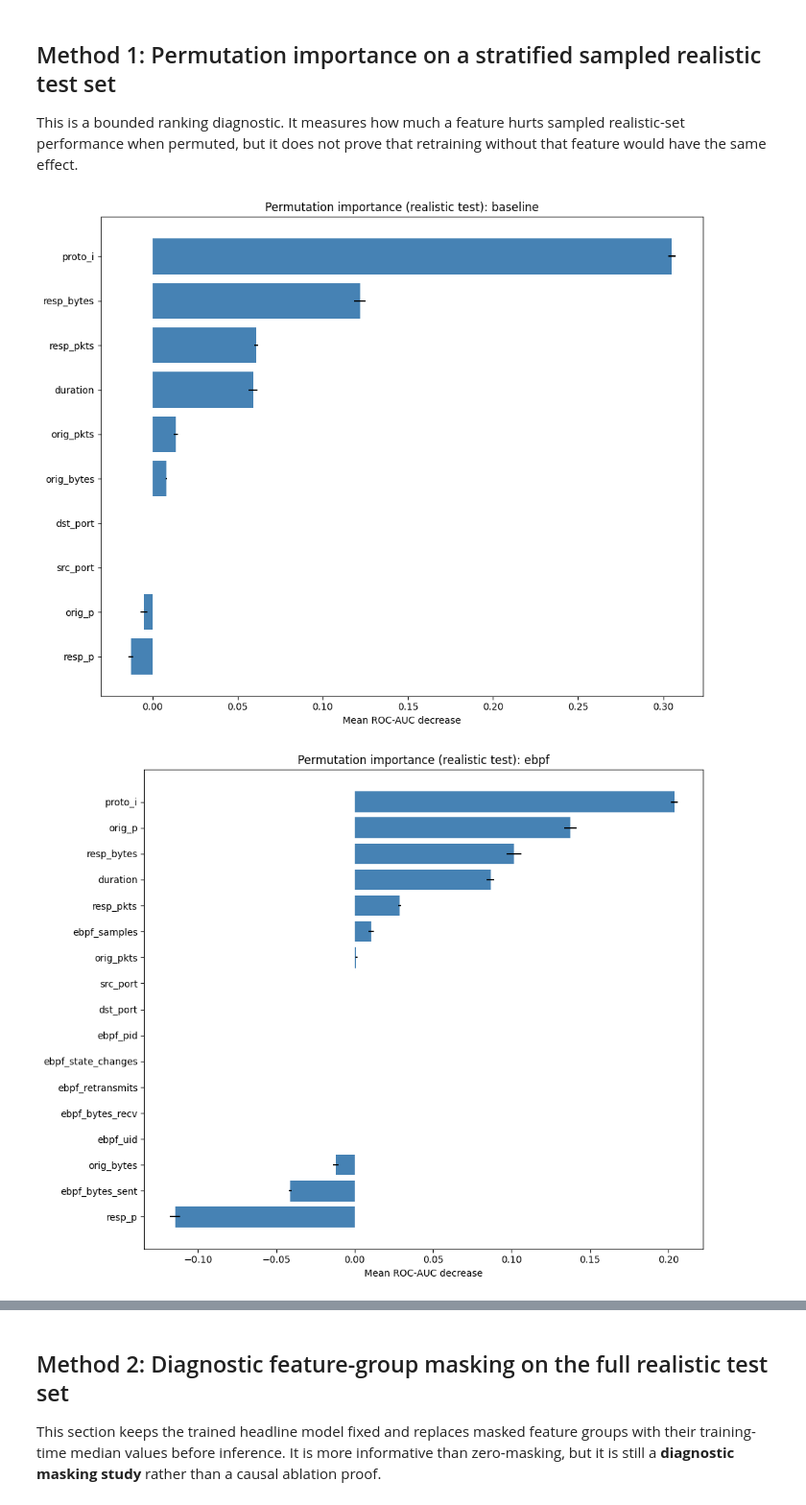
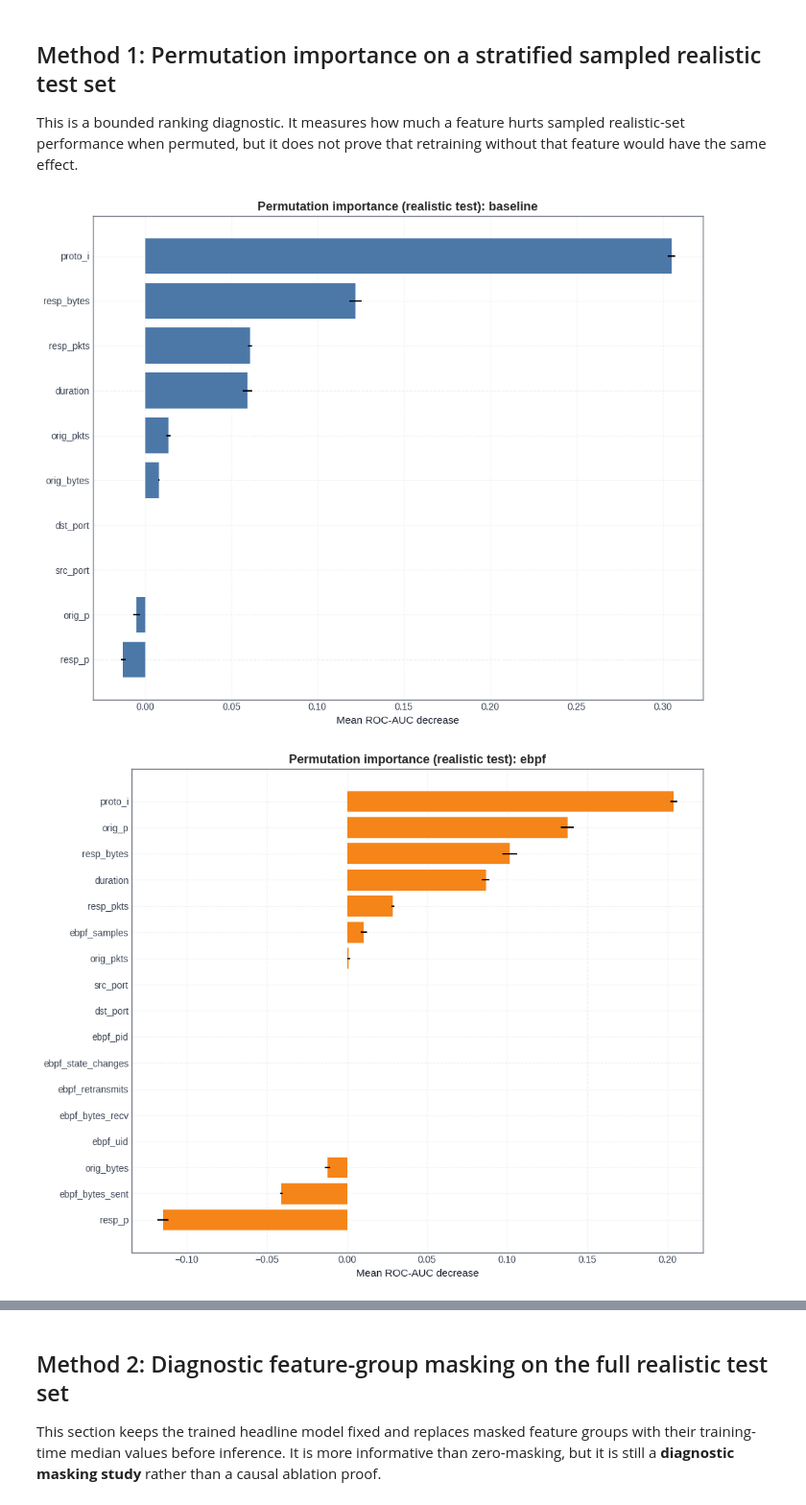
Before and after one commit to merinnnn/ebpf-net-sentinel, a Jupyter notebook: ml/notebooks/02_feature_importance.ipynb, the cells around one changed output, grey strips where cells are left out. Shown at 96% size. Cells and saved outputs as stored; diff of their text form; code cells hidden in the pictures.

Commit message:
update: plots

```diff
--- a/ml/notebooks/02_feature_importance.ipynb
+++ b/ml/notebooks/02_feature_importance.ipynb
@@ -44,6 +44,35 @@ ABLATION_SAMPLE_N = 3000
 FI_DIR = REPORTS_DIR / 'feature_importance' / f'seed{RANDOM_SEED}'
 FI_DIR.mkdir(parents=True, exist_ok=True)
 print('[*] Output:', FI_DIR)
+
+
+BASELINE_COLOR = "#4C78A8"
+EBPF_COLOR = "#F58518"
+NEUTRAL_COLOR = "#9AA1A9"
+
+plt.style.use('seaborn-v0_8-whitegrid')
+plt.rcParams.update({
+    'figure.facecolor': 'white',
+    'axes.facecolor': 'white',
+    'axes.edgecolor': '#6B7280',
+    'axes.labelcolor': '#111827',
+    'axes.titleweight': 'bold',
+    'axes.titlesize': 13,
+    'axes.labelsize': 11,
+    'xtick.color': '#374151',
+    'ytick.color': '#374151',
+    'grid.color': '#D7DBDF',
+    'grid.linestyle': '--',
+    'grid.alpha': 0.35,
+    'legend.frameon': False,
+    'savefig.facecolor': 'white',
+    'savefig.bbox': 'tight',
+})
+
+def savefig(fig, path, dpi=180):
+    path = Path(path)
+    path.parent.mkdir(parents=True, exist_ok=True)
+    fig.savefig(path, dpi=dpi, bbox_inches='tight')
 # %% [output]
 [*] Output: /mnt/c/Users/merin/Documents/GitHub/ebpf-net-sentinel/data/reports/feature_importance/seed42
 # %% [markdown]
@@ -129,33 +158,43 @@ def run_permutation(fs_name: str, sample_n: int = PERMUTATION_SAMPLE_N, n_repeat
     pi = permutation_importance(
         model,
         X,
         y,
         scoring='roc_auc',
         n_repeats=n_repeats,
         random_state=RANDOM_SEED,
         n_jobs=1,
     )
     imp = pd.DataFrame({
         'feature': d['features'],
         'importance_mean': pi.importances_mean,
         'importance_std': pi.importances_std,
     }).sort_values('importance_mean', ascending=False)
+    imp['importance_mean_clip'] = imp['importance_mean'].clip(lower=0)
+    total_positive = float(imp['importance_mean_clip'].sum())
+    imp['cumulative_importance_share'] = (
+        imp['importance_mean_clip'].cumsum() / total_positive if total_positive > 0 else 0.0
+    )
+    imp['feature_origin'] = np.where(
+        imp['feature'].str.contains('ebpf|bpf|pid|ppid|uid|gid|comm|exe|cmd|sock|sk_|tcp_|udp_|netns|inode|tgid', case=False, regex=True),
+        'ebpf-derived',
+        'zeek/core',
+    )
 
     imp.to_csv(FI_DIR / f'permutation_{fs_name}.csv', index=False)
 
     top = imp.head(25).iloc[::-1]
     fig, ax = plt.subplots(figsize=(10, 8))
-    ax.barh(top['feature'], top['importance_mean'], xerr=top['importance_std'], color='steelblue')
+    ax.barh(top['feature'], top['importance_mean'], xerr=top['importance_std'], color=EBPF_COLOR if fs_name == 'ebpf' else BASELINE_COLOR)
     ax.set_title(f'Permutation importance (realistic test): {fs_name}')
     ax.set_xlabel('Mean ROC-AUC decrease')
     plt.tight_layout()
     plt.savefig(FI_DIR / f'permutation_{fs_name}.png', dpi=150)
     plt.show()
 
     return imp
 
 IMP_BASE = run_permutation('baseline')
 IMP_EBPF = run_permutation('ebpf')
 # %% [output]
-[figure, old version]
+[figure, new version]
-[figure, old version]
+[figure, new version]
```
Also changed, not shown: parts of 6 cells of this notebook.
